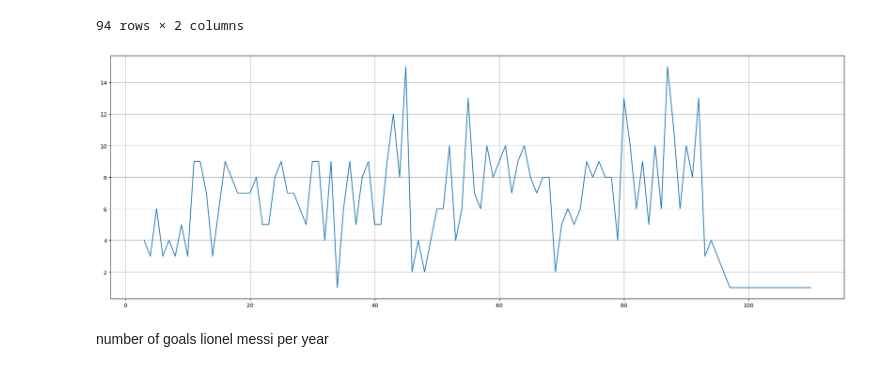
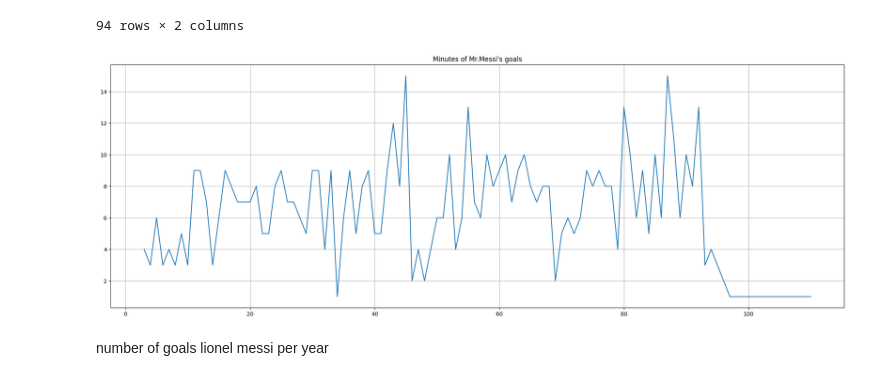
Before and after one commit to KhadijehValipour/MachineLearning3, a Jupyter notebook: messi.ipynb, the cells around one changed output. Saved outputs shown, nothing was run; the diff lists cells and outputs as text; code cells hidden in the pictures.

```diff
--- a/messi.ipynb
+++ b/messi.ipynb
@@ -107,11 +107,11 @@ df
 # %%
 plt.figure(figsize=(24,8))
 plt.plot(df['Minute'] , df['count'] )
-
+plt.title("Minutes of Mr.Messi's goals")
 plt.grid()
 plt.show()
 # %% [output]
-[figure, old version]
+[figure, new version]
 # %% [markdown]
   number of goals lionel messi per year
 # %%
```
Also changed, not shown: parts of 2 cells of this notebook.
